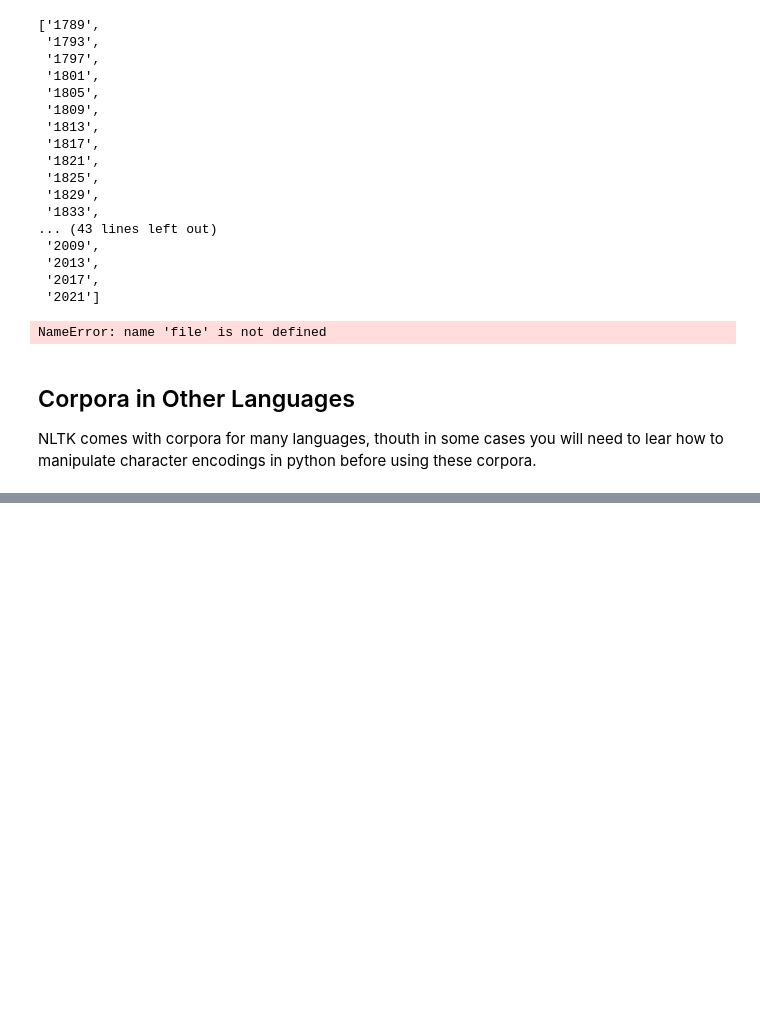
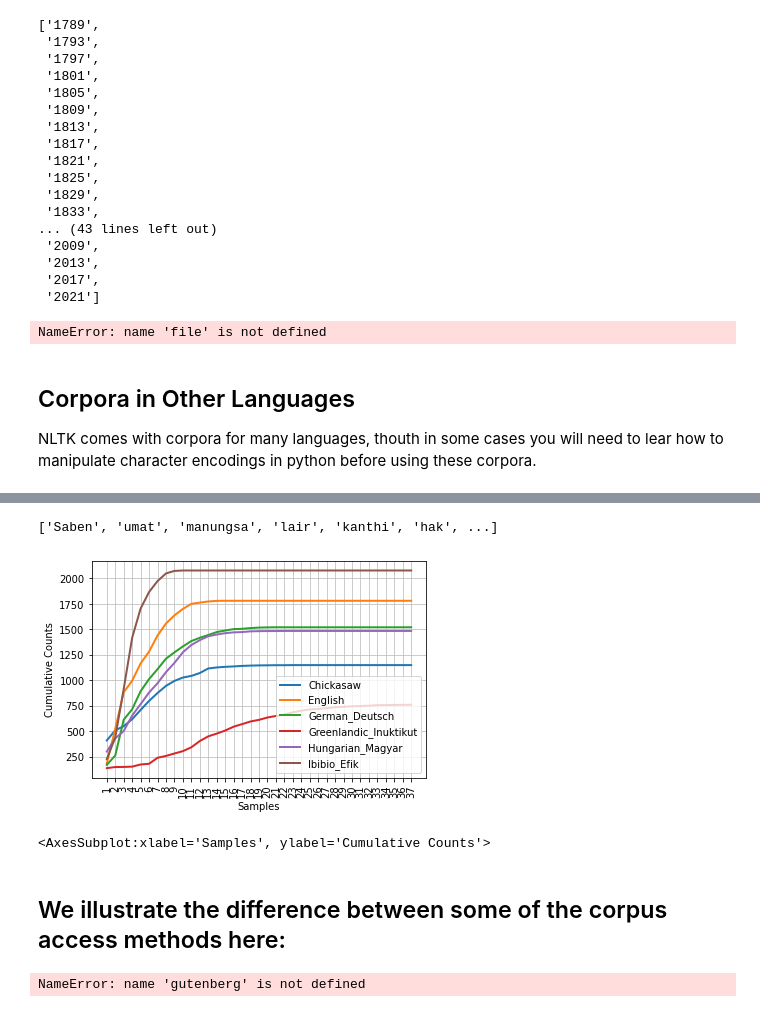
Before and after one commit to svroo/PNL-Escom, a Jupyter notebook: virtual env/Libro/Capitulo2.ipynb, the cells around one changed output, grey strips where cells are left out. Cells and saved outputs as stored; diff of their text form; code cells hidden in the pictures; blank space fills up the shorter version.

```diff
--- a/virtual env/Libro/Capitulo2.ipynb
+++ b/virtual env/Libro/Capitulo2.ipynb
@@ -446,0 +472,27 @@ LookupError:
+# %%
+nltk.corpus.udhr.words("Javanese-Latin1")[11:]
+# %% [output]
+['Saben', 'umat', 'manungsa', 'lair', 'kanthi', 'hak', ...]
+# %%
+from nltk.corpus import udhr
+languages = ['Chickasaw', 'English', 'German_Deutsch',
+    'Greenlandic_Inuktikut', 'Hungarian_Magyar', 'Ibibio_Efik']
+cfd = nltk.ConditionalFreqDist(
+    (lang, len(word))
+    for lang in languages
+    for word in udhr.words(lang + '-Latin1'))
+cfd.plot(cumulative=True)
+# %% [output]
+[figure, added]
+<AxesSubplot:xlabel='Samples', ylabel='Cumulative Counts'>
+# %% [markdown]
+## We illustrate the difference between some of the corpus access methods here:
+# %%
+raw = gutenberg.raw("burgess-busterbrown.txt")
+raw[1:20]
+words = gutenberg.words("burgess-busterbrown.txt")
+words[1:20]
+sents = gutenberg.sents("burgess-busterbrown.txt")
+sents[1:20]
+# %% [output]
+NameError: name 'gutenberg' is not defined
```
Also changed, not shown: parts of 15 cells of this notebook, 3 other files.
